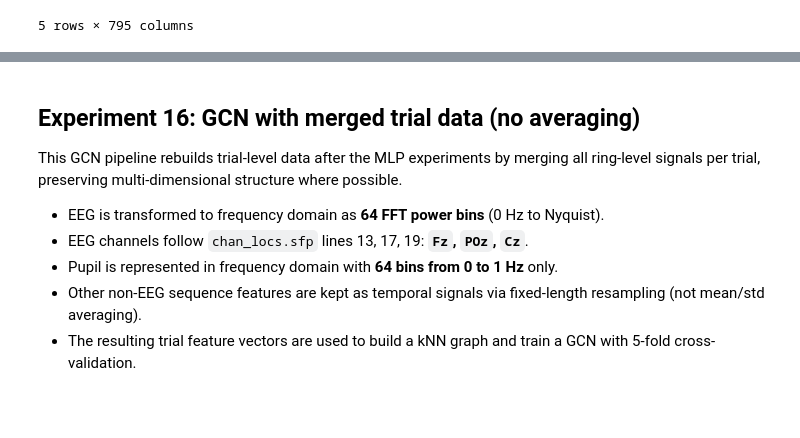
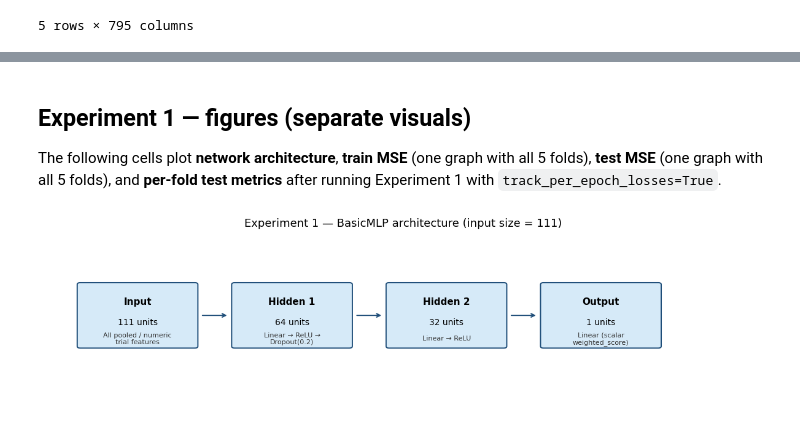
Before and after one commit to zqq121017/Team1_DATA481, a Jupyter notebook: Aryan_DATA481/disp_all_mlps.ipynb, the cells around one changed output, grey strips where cells are left out. Saved outputs shown, nothing was run; the diff lists cells and outputs as text; code cells hidden in the pictures; blank space fills up the shorter version.

```diff
--- a/Aryan_DATA481/disp_all_mlps.ipynb
+++ b/Aryan_DATA481/disp_all_mlps.ipynb
@@ -541,19 +559,8 @@ all_metrics = run_mlp_cv(
     experiment_name='ALL FEATURES (actions + pupil + speech + EEG + others)',
     epochs=300,
     report_accuracy=True,  # strict/lenient accuracies
+    track_per_epoch_losses=True,
 )
-
-# Plot per-fold MLP training loss curves
-plt.figure(figsize=(9, 5))
-for i, losses in enumerate(getattr(run_mlp_cv, 'last_loss_histories', []), start=1):
-    plt.plot(losses, label=f'Fold {i}', alpha=0.85)
-plt.title('MLP Training Loss per Epoch (5-fold CV)')
-plt.xlabel('Epoch')
-plt.ylabel('Train MSE Loss')
-plt.legend()
-plt.grid(alpha=0.3)
-plt.tight_layout()
-plt.show()
 # %% [output]
 Mode='all': using 111 features, 1074 trials.
 
@@ -576,10 +582,50 @@ Lenient Acc (±3) mean ± sd: 89.01% ± 2.43%
 # %% [markdown]
-## Experiment 16: GCN with merged trial data (no averaging)
+## Experiment 1 — figures (separate visuals)
 
-This GCN pipeline rebuilds trial-level data after the MLP experiments by merging all ring-level signals per trial, preserving multi-dimensional structure where possible.
-
-- EEG is transformed to frequency domain as **64 FFT power bins** (0 Hz to Nyquist).
-- EEG channels follow `chan_locs.sfp` lines 13, 17, 19: **`Fz`, `POz`, `Cz`**.
-- Pupil is represented in frequency domain with **64 bins from 0 to 1 Hz** only.
-- Other non-EEG sequence features are kept as temporal signals via fixed-length resampling (not mean/std averaging).
-- The resulting trial feature vectors are used to build a kNN graph and train a GCN with 5-fold cross-validation.
+The following cells plot **network architecture**, **train MSE** (one graph with all 5 folds), **test MSE** (one graph with all 5 folds), and **per-fold test metrics** after running Experiment 1 with `track_per_epoch_losses=True`.
+# %%
+# Experiment 1 — network architecture (BasicMLP layer / neuron layout)
+import matplotlib.patches as mpatches
+
+in_dim = int(getattr(run_mlp_cv, 'last_input_dim', X_all.shape[1]))
+
+fig, ax = plt.subplots(figsize=(12, 3.5))
+ax.set_xlim(0, 10)
+ax.set_ylim(0, 4)
+ax.axis('off')
+ax.set_title(f'Experiment 1 — BasicMLP architecture (input size = {in_dim})', fontsize=13)
+
+layers = [
+    ('Input', in_dim, 'All pooled / numeric\ntrial features'),
+    ('Hidden 1', 64, 'Linear → ReLU →\nDropout(0.2)'),
+    ('Hidden 2', 32, 'Linear → ReLU'),
+    ('Output', 1, 'Linear (scalar\nweighted_score)'),
+]
+n = len(layers)
+box_w, box_h = 1.6, 1.35
+gap = 0.55
+x0 = 0.5
+y_box = 1.5
+for i, (name, units, desc) in enumerate(layers):
+    x = x0 + i * (box_w + gap)
+    rect = mpatches.FancyBboxPatch(
+        (x, y_box), box_w, box_h, boxstyle='round,pad=0.04',
+        linewidth=1.4, edgecolor='#1f4e79', facecolor='#d6eaf8',
+    )
+    ax.add_patch(rect)
+    ax.text(x + box_w / 2, y_box + box_h * 0.72, name, ha='center', va='center', fontsize=11, fontweight='bold')
+    ax.text(x + box_w / 2, y_box + box_h * 0.38, f'{units} units', ha='center', va='center', fontsize=10)
+    ax.text(x + box_w / 2, y_box + box_h * 0.12, desc, ha='center', va='center', fontsize=8, color='#333')
+    if i < n - 1:
+        y_mid = y_box + box_h / 2
+        ax.annotate(
+            '',
+            xy=(x + box_w + gap - 0.08, y_mid),
+            xytext=(x + box_w + 0.08, y_mid),
+            arrowprops=dict(arrowstyle='->', color='#1f4e79', lw=1.5),
+        )
+
+plt.tight_layout()
+plt.show()
+# %% [output]
+[figure, added]
```
Also changed, not shown: parts of 6 cells of this notebook.
